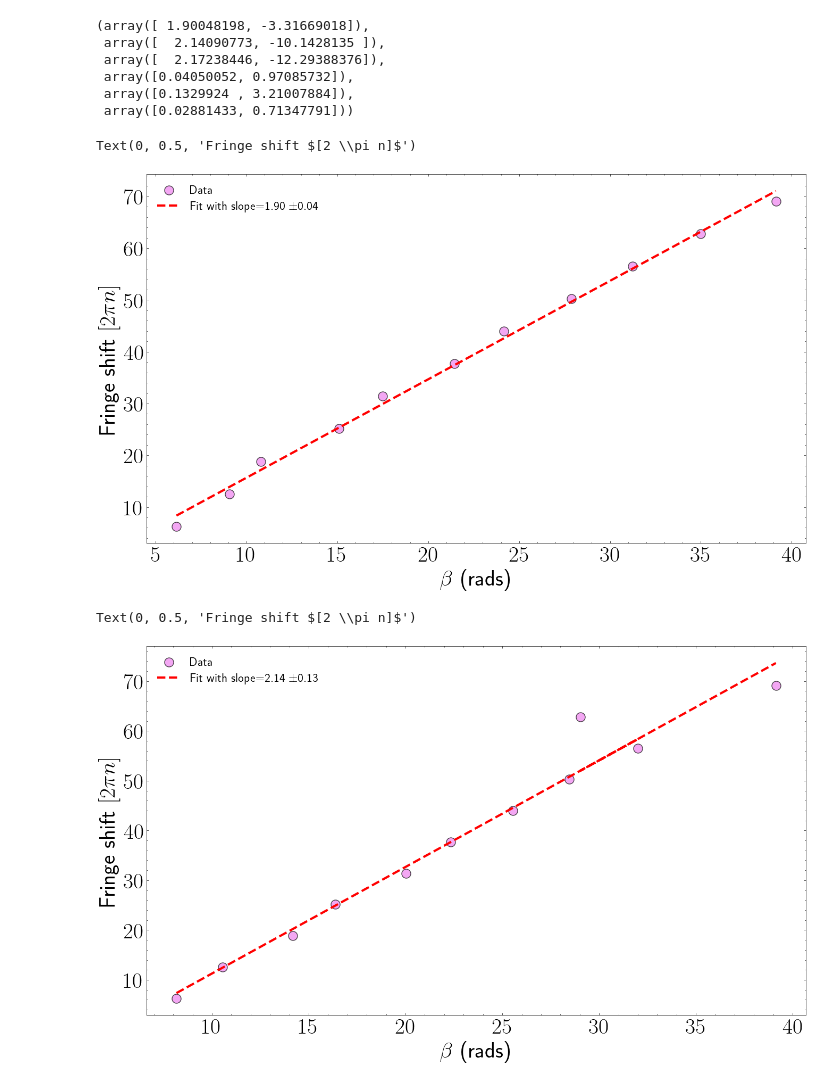
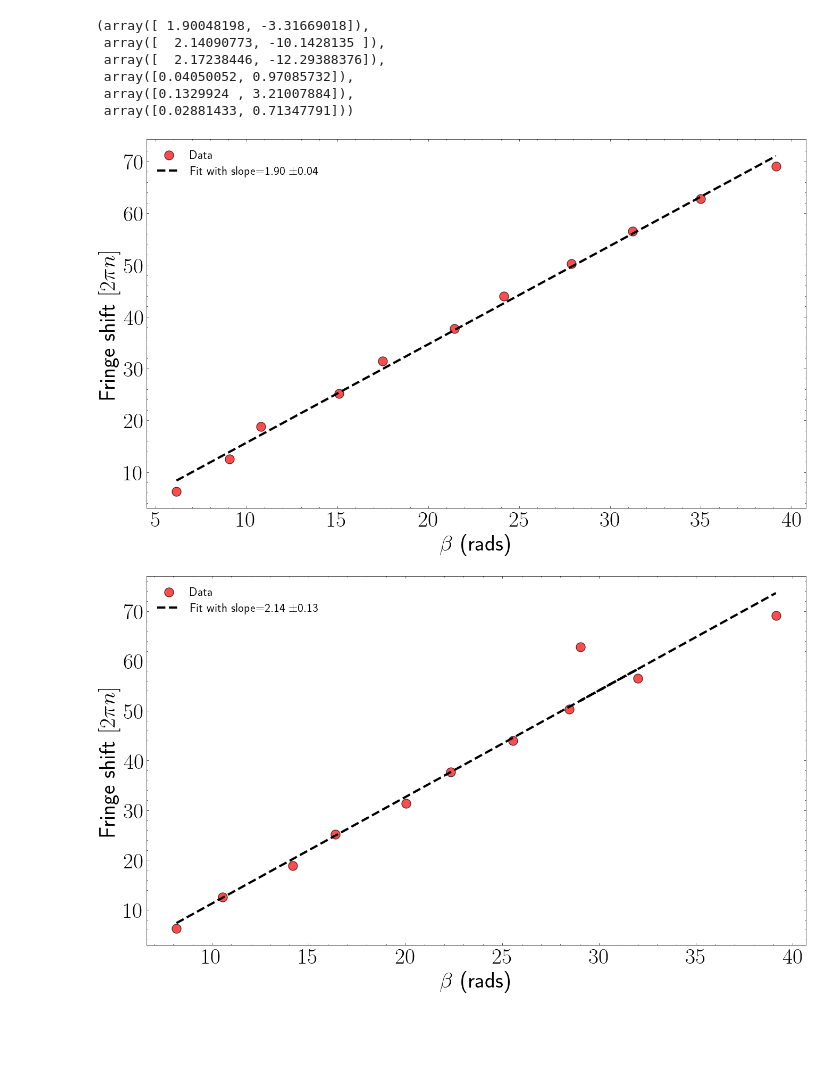
Before and after one commit to TheInvisibleFoe/IISER_notes, a Jupyter notebook: PH4201/GeoPhase/report/analysis.ipynb, the cells around one changed output. Saved outputs shown, nothing was run; the diff lists cells and outputs as text; code cells hidden in the pictures; blank space fills up the shorter version.

```diff
--- a/PH4201/GeoPhase/report/analysis.ipynb
+++ b/PH4201/GeoPhase/report/analysis.ipynb
@@ -93,23 +93,23 @@ params1,params2,params3, perr1,perr2,perr3
  array([0.02881433, 0.71347791]))
 # %%
 plt.figure(figsize=(16,9))
-plt.scatter(beta1, fshift1, color='violet',label='Data',s=150,alpha=0.7,edgecolor='k')
-plt.plot(beta1, linfit(beta1, *params1), color='r',label=f'Fit with slope={params1[0]:.2f} '+r"$\pm$"+f'{perr1[0]:.2f}',linewidth=3, ls='--')
+plt.scatter(beta1, fshift1, color='r',label='Data',s=150,alpha=0.7,edgecolor='k')
+plt.plot(beta1, linfit(beta1, *params1), color='k',label=f'Fit with slope={params1[0]:.2f} '+r"$\pm$"+f'{perr1[0]:.2f}',linewidth=3, ls='--')
 plt.legend()
 plt.xlabel(r'$\beta$ (rads)')
 plt.ylabel(r'Fringe shift $[2 \pi n]$')
+plt.savefig('fsb_1.png', dpi=300)
 # %% [output]
-Text(0, 0.5, 'Fringe shift $[2 \\pi n]$')
-[figure, old version]
+[figure, new version]
 # %%
 plt.figure(figsize=(16,9))
-plt.scatter(beta2, fshift2, color='violet',label='Data',s=150,alpha=0.7,edgecolor='k')
-plt.plot(beta2, linfit(beta2, *params2), color='r',label=f'Fit with slope={params2[0]:.2f} '+r"$\pm$"+f'{perr2[0]:.2f}',linewidth=3, ls='--')
+plt.scatter(beta2, fshift2, color='r',label='Data',s=150,alpha=0.7,edgecolor='k')
+plt.plot(beta2, linfit(beta2, *params2), color='k',label=f'Fit with slope={params2[0]:.2f} '+r"$\pm$"+f'{perr2[0]:.2f}',linewidth=3, ls='--')
 plt.legend()
 plt.xlabel(r'$\beta$ (rads)')
 plt.ylabel(r'Fringe shift $[2 \pi n]$')
+plt.savefig('fsb_2.png', dpi=300)
 # %% [output]
-Text(0, 0.5, 'Fringe shift $[2 \\pi n]$')
-[figure, old version]
+[figure, new version]
 # %%
 plt.figure(figsize=(16,9))
```
Also changed, not shown: parts of 2 cells of this notebook, 23 other files.
